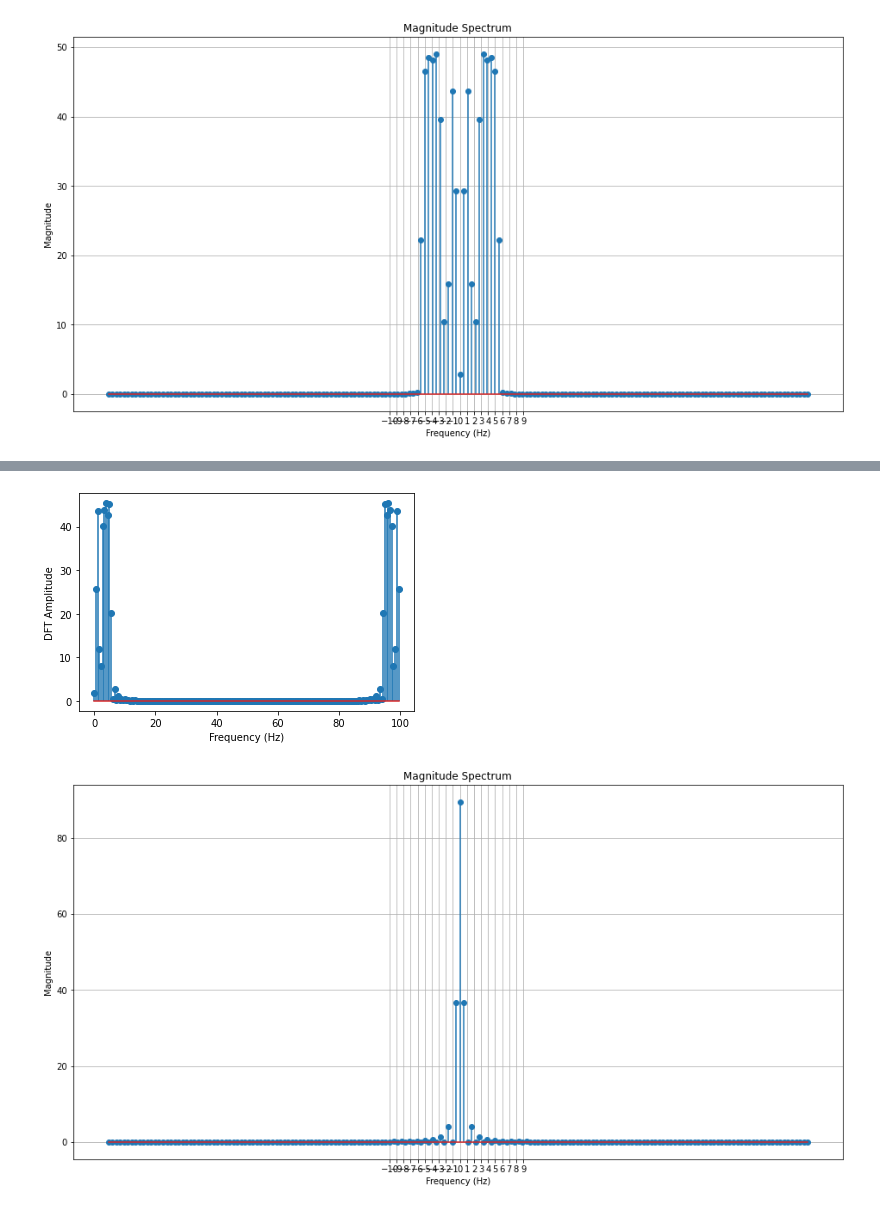
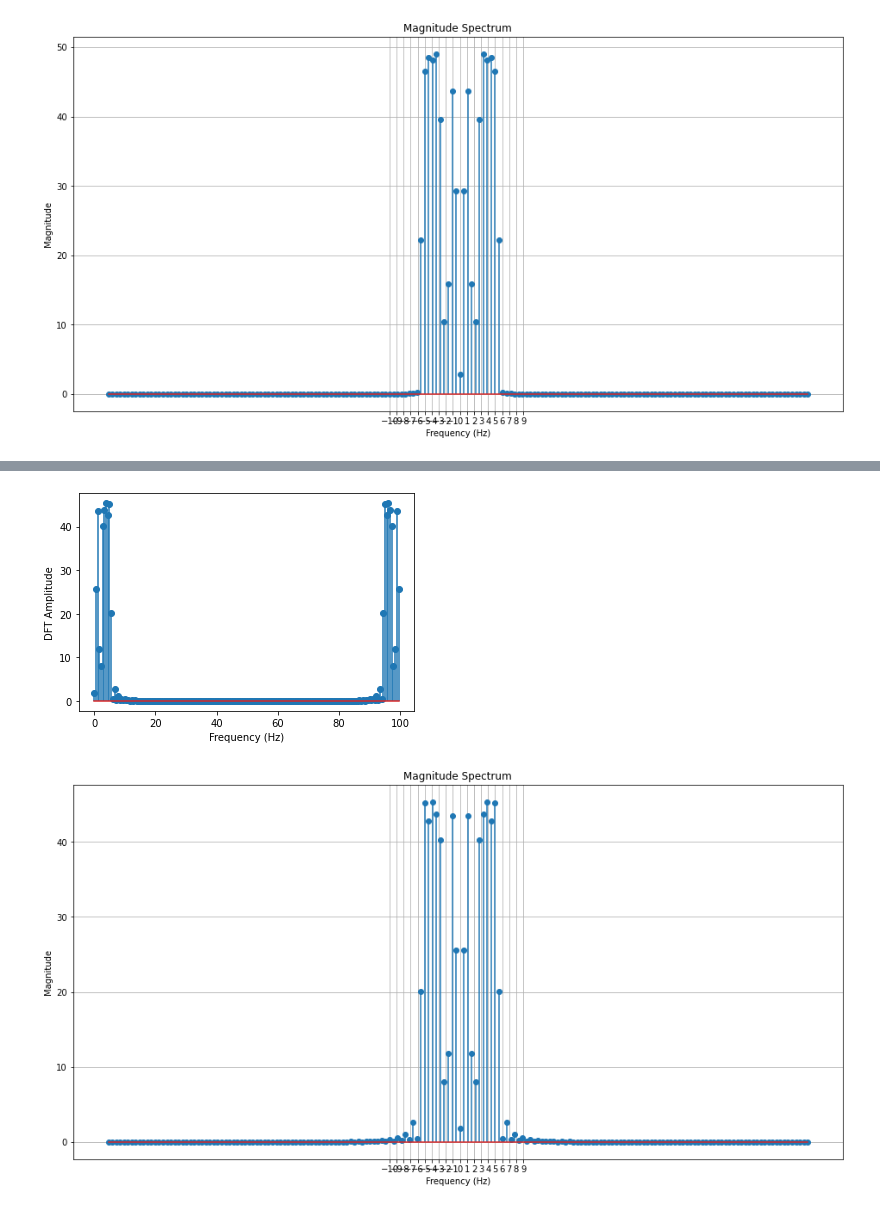
Before and after one commit to JennyYuanZW/FT-Windowing, a Jupyter notebook: Experiment.ipynb, the cells around one changed output, grey strips where cells are left out. Cells and saved outputs as stored; diff of their text form; code cells hidden in the pictures.

```diff
--- a/Experiment.ipynb
+++ b/Experiment.ipynb
@@ -108,11 +108,11 @@ plot_dft(flattopwindow,1/sr)
 # %%
 #triangular window
 bartlettwindow = np.bartlett(sampling_range)
-dataset_sin_bartlettwindow = dataset_sin * bartlettwindow
-dataset_sin_bartlettwindow = DiscreteFourierTransform(dataset_sin_bartlettwindow[0:sampling_range], 1/sr)
+bartlettwindow = dataset_sin * bartlettwindow
+dataset_sin_bartlettwindow = DiscreteFourierTransform(bartlettwindow[0:sampling_range], 1/sr)
 dataset_sin_bartlettwindow.DFT()
 dataset_sin_bartlettwindow.DFTplot()
 plot_dft(bartlettwindow,1/sr)
 # %% [output]
 [figure]
-[figure, old version]
+[figure, new version]
```
Also changed, not shown: parts of 3 cells of this notebook, 2 other files.
